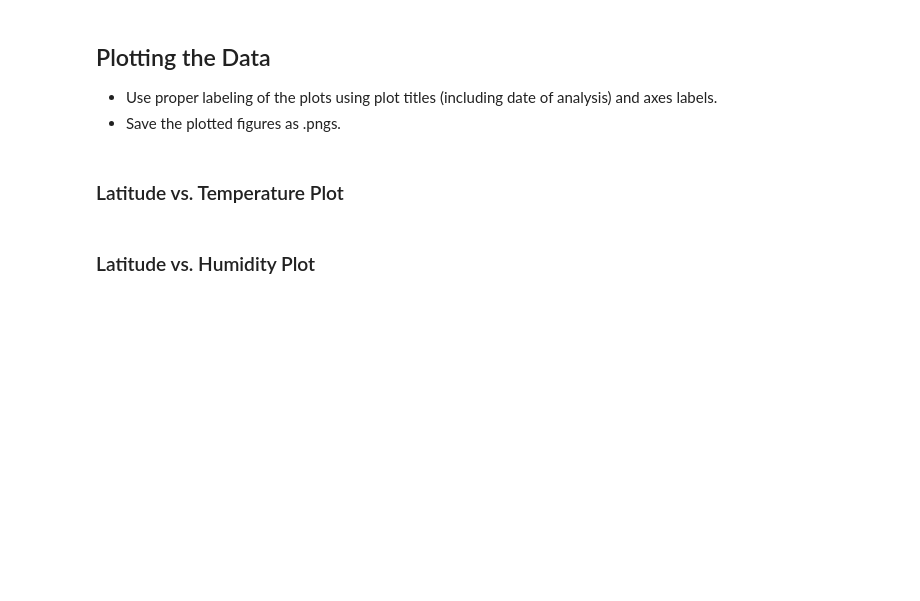
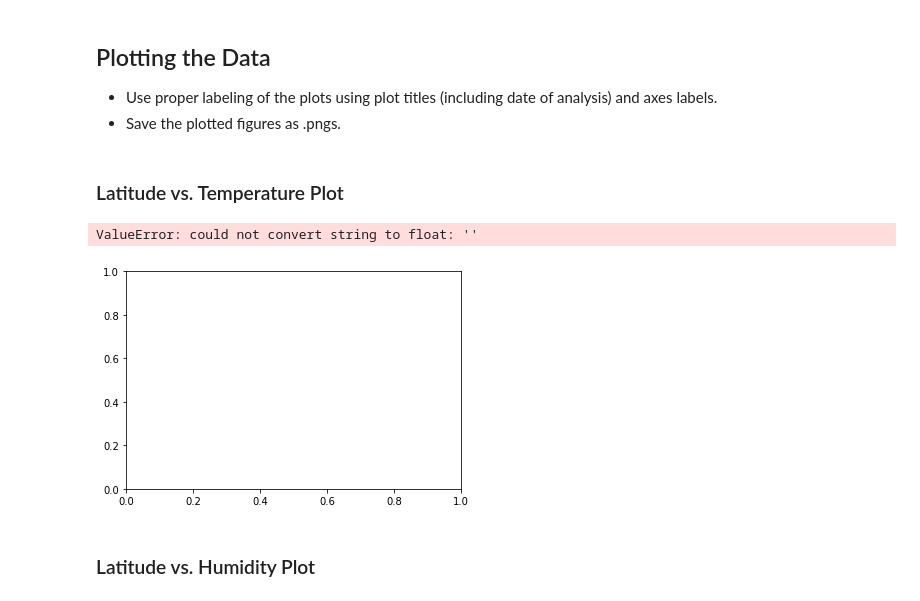
Before and after one commit to Rongjun-Ding/python-api-challenge, a Jupyter notebook: WeatherPy/WeatherPy.ipynb, the cells around one changed output. Saved outputs shown, nothing was run; the diff lists cells and outputs as text; code cells hidden in the pictures; blank space fills up the shorter version.

```diff
--- a/WeatherPy/WeatherPy.ipynb
+++ b/WeatherPy/WeatherPy.ipynb
@@ -48,5 +49,6 @@ for lat_lng in lat_lngs:
 
 # Print the city count to confirm sufficient count
 print(len(cities))
-print(cities)
+weather_data = DataFrame (cities,columns=['City'])
+weather_data
 # %% [output]
@@ -67,42 +158,3 @@ url = "http://api.openweathermap.org/data/2.5/weather?appid="+ weather_api_key +
 # %% [markdown]
 ## Convert Raw Data to DataFrame
 * Save as csv
-# %%
-lat = []
-lng=[]
-Max_Temp = []
-Cloudiness=[]
-Humidity=[]
-Wind_Speed=[]
-country=[]
-date=[]
-
-for city in cities:
-    response = requests.get(url + city).json()
-    try:
-        lat.append(response['coord']['lat'])
-        lng.append(response['coord']['lon'])
-        Max_Temp.append(response['main']['temp_max'])
-        Cloudiness.append(response['clouds']['all'])
-        Humidity.append(response['main']['humidity'])
-        Wind_Speed.append(response['wind']['speed'])
-        country.append(response['sys']['country'])
-        date.append(response['dt'])
-    except:
-
-        pass
-
-
-weather_dict = {
-    "city": citys,
-    "lat": lat,
-    "lng":lng,
-    "Max_Temp":Max_Temp,
-    "Cloudiness":Cloudiness,
-    "Humidity":Humidity,
-    "Wind_Speed": Wind_Speed,
-    "country":country,
-    "date":date
-}
-weather_data = pd.DataFrame(weather_dict)
-weather_data.head()
@@ -118,21 +186,24 @@ weather_data.to_csv("weather_data.csv", encoding="utf-8", index=False)
 ### Latitude vs. Temperature Plot
 # %%
 # Build a scatter plot for each data type
-plt.scatter(weather_data["lat"], weather_data["Max_Temp"], marker="o")
+plt.scatter(weather_data["Lat"], weather_data["Max_Temp"], marker="o")
 
 # Incorporate the other graph properties
 plt.title("Latitude vs. Temperature Plot")
 plt.ylabel("Temperature (Celsius)")
 plt.xlabel("Latitude")
 plt.grid(True)
 
 # Save the figure
 plt.savefig("Latitude vs. Temperature.png")
 
 # Show plot
 plt.show()
 
 ## Northern Hemisphere(LAT>=0) has lower temperature than the Southern Hemisphere.
+# %% [output]
+ValueError: could not convert string to float: ''
+[figure, added]
 # %% [markdown]
 ### Latitude vs. Humidity Plot
 # %%
```
Also changed, not shown: parts of 11 cells of this notebook, 2 other files.
